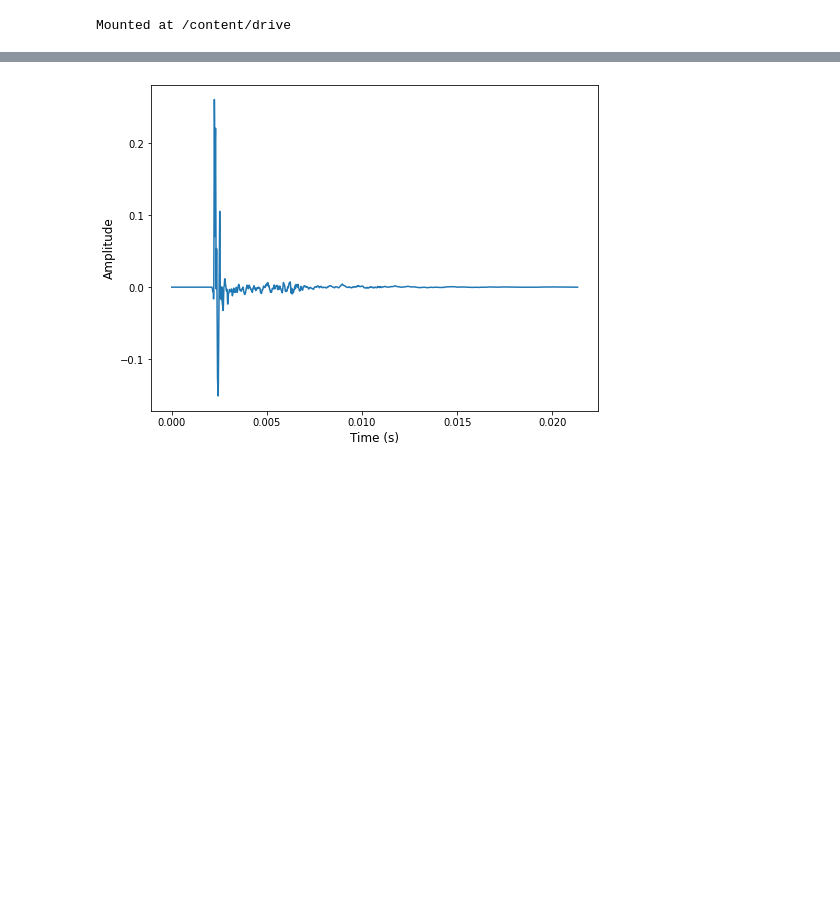
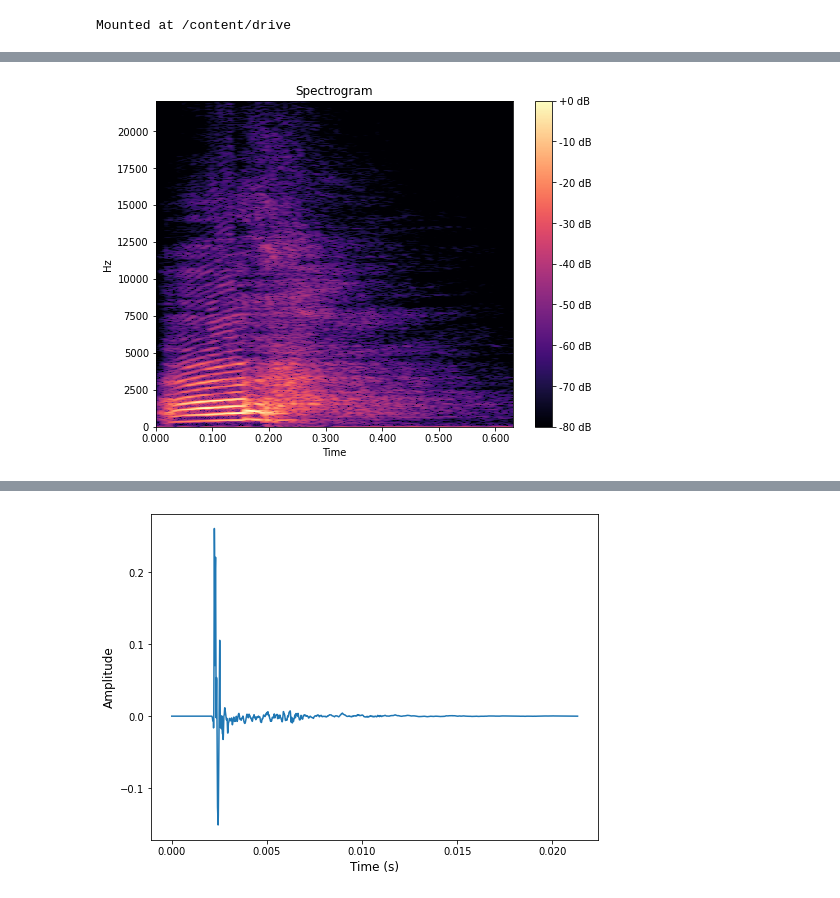
Before and after one commit to pakdaniel/DataMiningFinal, a Jupyter notebook: DataMiningFinal.ipynb, the cells around one changed output, grey strips where cells are left out. Cells and saved outputs as stored; diff of their text form; code cells hidden in the pictures; blank space fills up the shorter version.

```diff
--- a/DataMiningFinal.ipynb
+++ b/DataMiningFinal.ipynb
@@ -47,0 +93,4 @@ Mounted at /content/drive
+# %%
+audio_all[3].plot_spectrogram()
+# %% [output]
+[figure, added]
```
Also changed, not shown: parts of 12 cells of this notebook.
